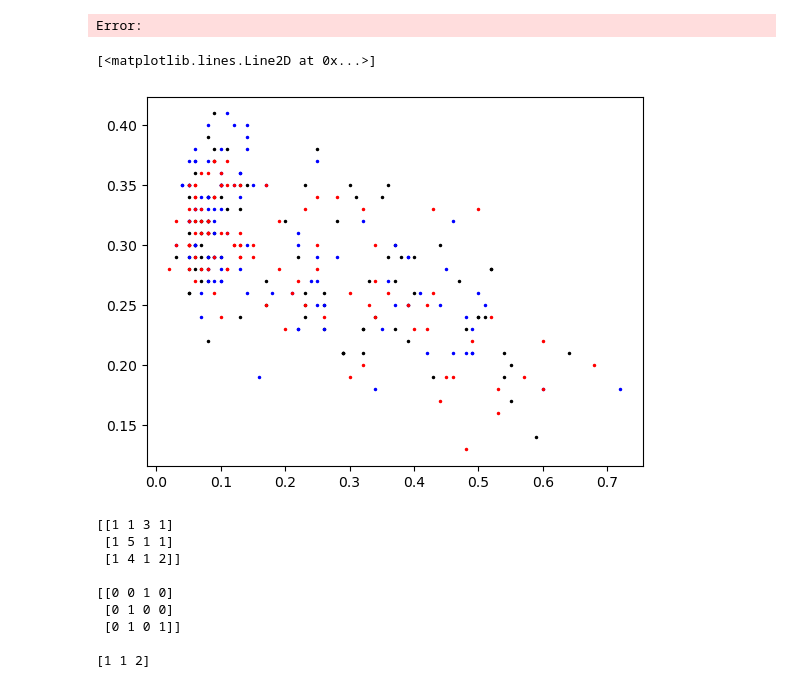
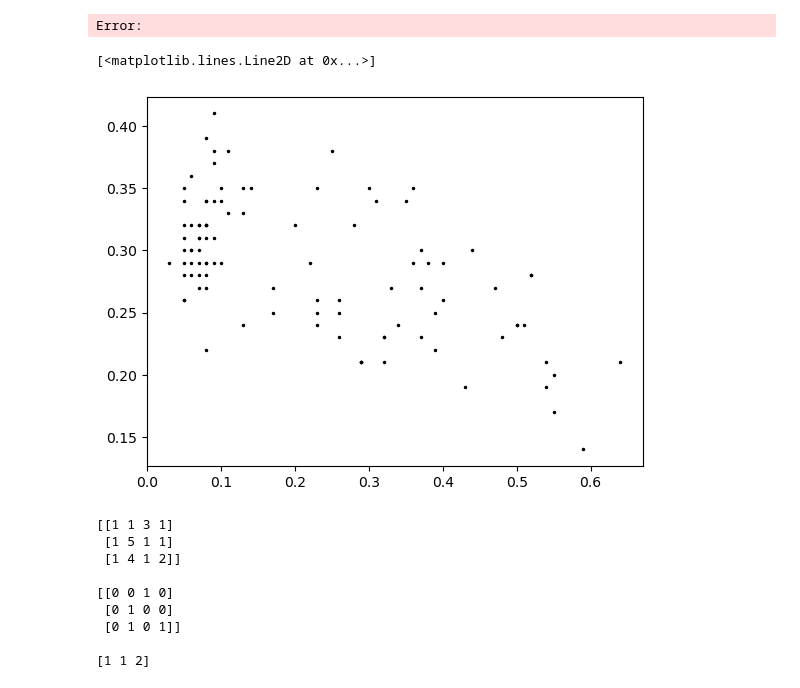
Before and after one commit to starmallow/PHY329_Project, a Jupyter notebook: kristine_tests.ipynb, the cells around one changed output. Drawn from its saved outputs; the diff is of its cells as text; code cells hidden in the pictures.

```diff
--- a/kristine_tests.ipynb
+++ b/kristine_tests.ipynb
@@ -74,18 +56,3 @@ print(data)
 #   - take some with T = 10^6
 #   - some with T = 10^2
 #   - cells = 10^4
-# %%
-seed = 123
-
-timesteps = 10**2
-cars = 800
-cells = 10**4
-
-t_small1 = TrafficModelCircular(cars, cells, random_state=seed)
-t_small1.simulate(timesteps)
-data_small1 = t_small1.history
-
-target_indices = np.arange(50, cells, 100)
-
-# occupancies_small1 = np.zeros_like(target_indices)
-transpose_small1 = data_small1.T
@@ -184,10 +151,11 @@ Error:
 # %%
 plt.figure()
 plt.plot(density_s1, flow_s1, ".k", ms=3)
-plt.plot(density_s2, flow_s2, ".k", ms=3)
-plt.plot(density_s3, flow_s3, ".k", ms=3)
-plt.plot(density_b1, flow_b1, ".r", ms=3)
+# plt.plot(density_s2, flow_s2, ".k", ms=3)
+# plt.plot(density_s3, flow_s3, ".k", ms=3)
+
+# plt.plot(density_b1, flow_b1, ".r", ms=3)
 # %% [output]
 [<matplotlib.lines.Line2D at 0x...>]
-[figure, old version]
+[figure, new version]
 # %%
```
Also changed, not shown: parts of 4 cells of this notebook, 1 other file.
